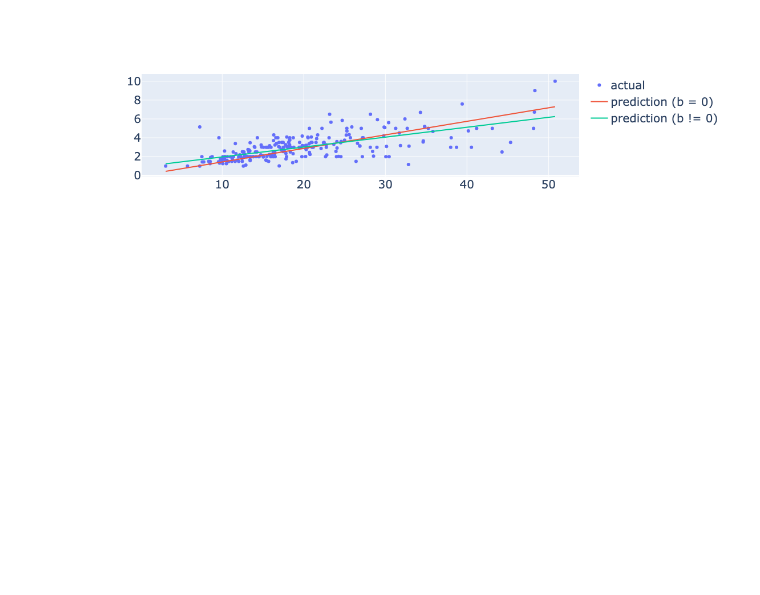
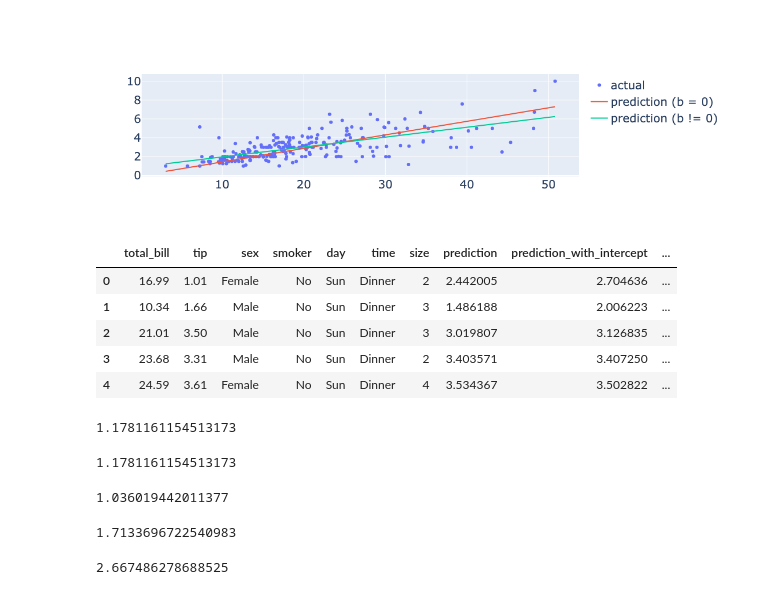
Before and after one commit to sudeepy/berkeley_ai_ml, a Jupyter notebook: Module 7/Playground.ipynb, the cells around one changed output. Cells and saved outputs as stored; diff of their text form; code cells hidden in the pictures; blank space fills up the shorter version.

```diff
--- a/Module 7/Playground.ipynb
+++ b/Module 7/Playground.ipynb
@@ -84,3 +84,30 @@ fig.add_trace(go.Scatter(x=data['total_bill'], y=data['prediction_with_intercept
 fig.update_layout(font_size=20)
 # %% [output]
 [figure]
+# %%
+data['l2_loss'] = (data['tip'] - data['prediction']) ** 2
+data.head(5)
+# %% [output]
+|  | total_bill | tip | sex | smoker | day | time | size | prediction | prediction_with_intercept | ... |
+| 0 | 16.99 | 1.01 | Female | No | Sun | Dinner | 2 | 2.442005 | 2.704636 | ... |
+| 1 | 10.34 | 1.66 | Male | No | Sun | Dinner | 3 | 1.486188 | 2.006223 | ... |
+| 2 | 21.01 | 3.50 | Male | No | Sun | Dinner | 3 | 3.019807 | 3.126835 | ... |
+| 3 | 23.68 | 3.31 | Male | No | Sun | Dinner | 2 | 3.403571 | 3.407250 | ... |
+| 4 | 24.59 | 3.61 | Female | No | Sun | Dinner | 4 | 3.534367 | 3.502822 | ... |
+# %%
+data['l2_loss'].mean()
+# %% [output]
+1.1781161154513173
+# %%
+from sklearn.metrics import mean_squared_error
+mean_squared_error(data['tip'], f.predict(data[['total_bill']].values))
+# %% [output]
+1.1781161154513173
+# %%
+mean_squared_error(data['tip'], f_w_int.predict(data[['total_bill']].values))
+# %% [output]
+1.036019442011377
+# %%
+mean_squared_error(data['tip'], data['total_bill'] * 0.11)
+# %% [output]
+1.7133696722540983
@@ -86,0 +117,4 @@ fig.update_layout(font_size=20)
+# %%
+mse_given_theta(0.2)
+# %% [output]
+2.667486278688525
```
Also changed, not shown: parts of 4 cells of this notebook.
